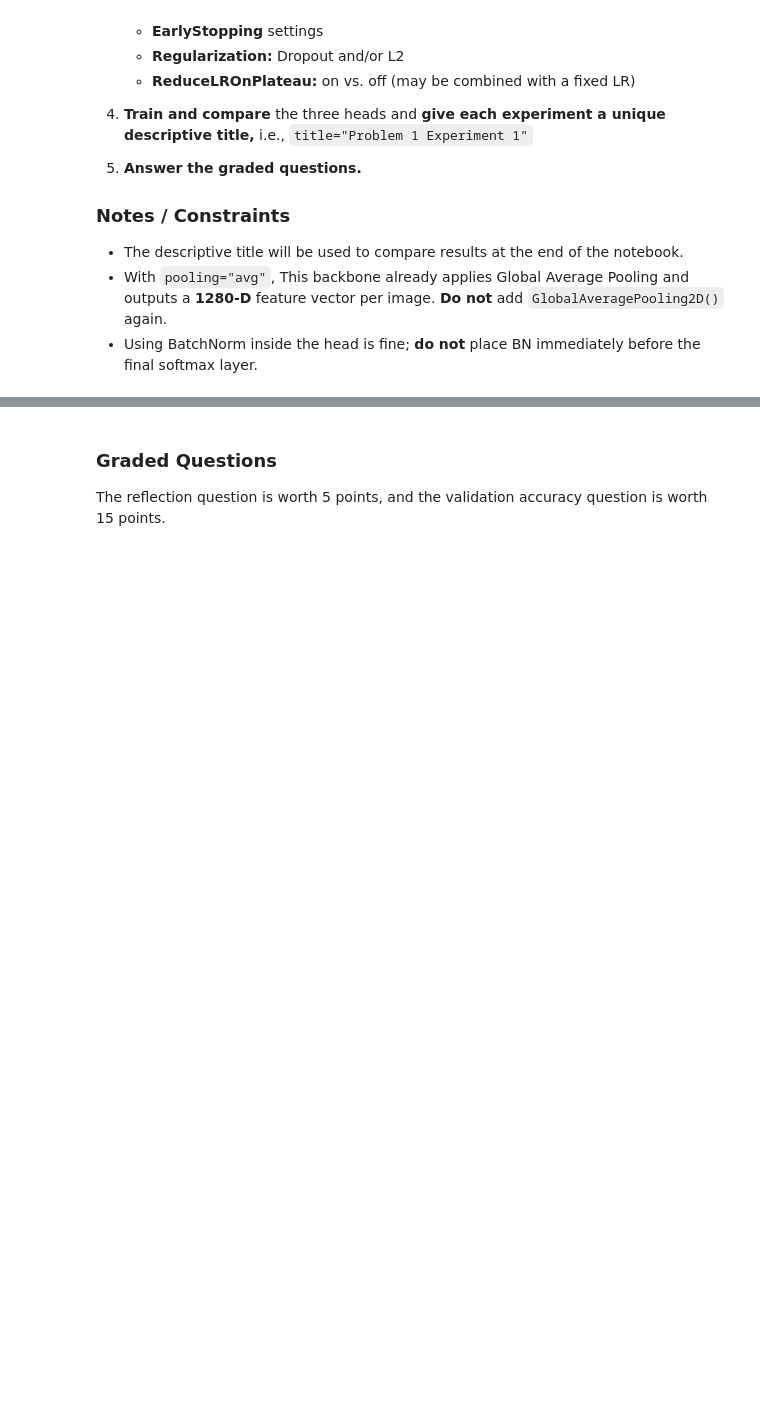
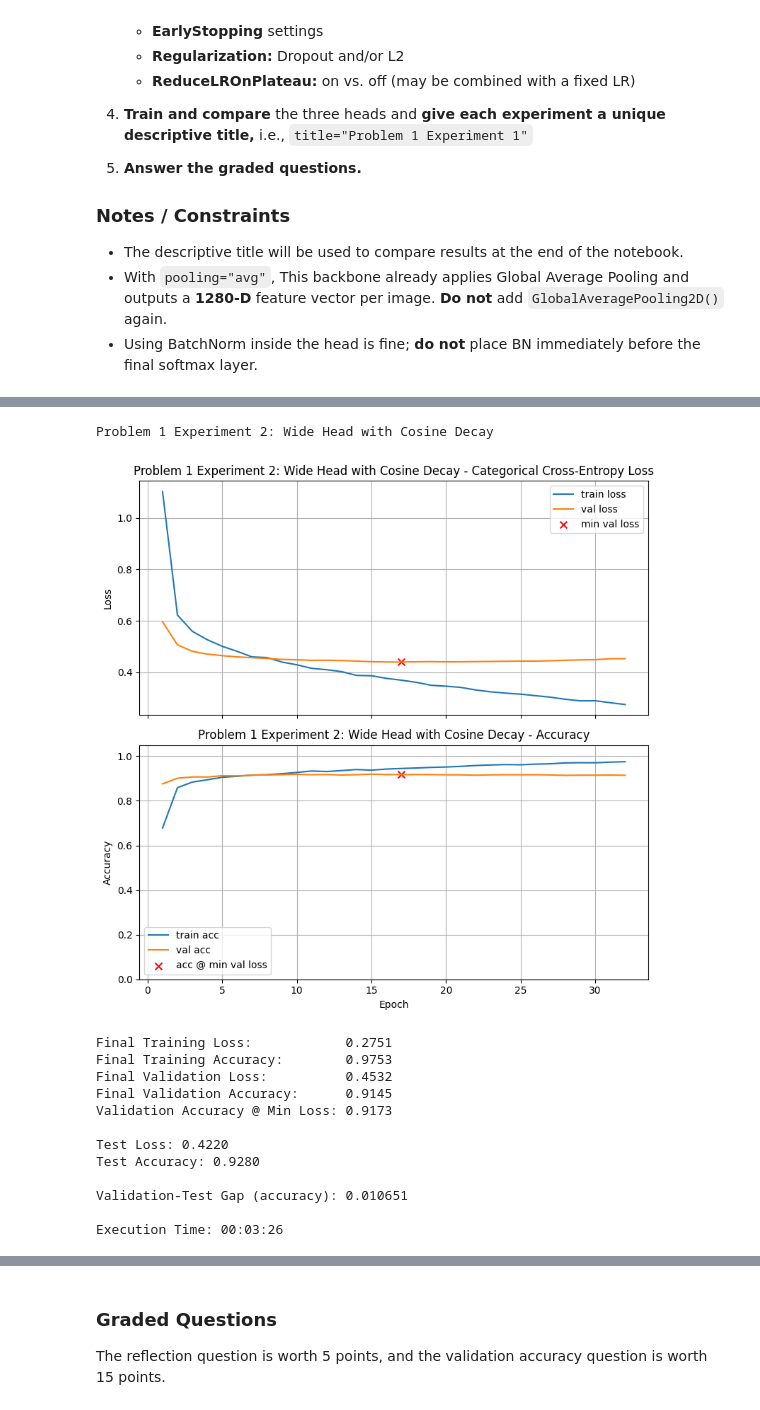
Before and after one commit to aydanmufti/Module-7-Assignments, a Jupyter notebook: Homework_05.ipynb, the cells around one changed output, grey strips where cells are left out. Saved outputs shown, nothing was run; the diff lists cells and outputs as text; code cells hidden in the pictures; blank space fills up the shorter version.

```diff
--- a/Homework_05.ipynb
+++ b/Homework_05.ipynb
@@ -475,0 +560,42 @@ base = make_base_pooled()  # default: trainable=False
+# %%
+# Problem 1 - Experiment 2: Wider shallow head with Cosine Decay
+
+base_model2 = make_base_model_pooled()
+
+model_p1_exp2 = models.Sequential([
+    base_model2,
+    Dense(768, kernel_initializer=he, kernel_regularizer=l2reg),
+    BatchNormalization(),
+    ReLU(),
+    Dropout(0.5),
+    Dense(384, kernel_initializer=he, kernel_regularizer=l2reg),
+    BatchNormalization(),
+    ReLU(),
+    Dropout(0.4),
+    Dense(num_classes, activation='softmax')
+])
+
+train_and_test(
+    model_p1_exp2,
+    lr_schedule=cosine_decay,
+    epochs=100,
+    batch_size=128,
+    patience=15,
+    min_delta=0.0001,
+    title="Problem 1 Experiment 2: Wide Head with Cosine Decay"
+)
+# %% [output]
+Problem 1 Experiment 2: Wide Head with Cosine Decay
+[figure, added]
+Final Training Loss:            0.2751
+Final Training Accuracy:        0.9753
+Final Validation Loss:          0.4532
+Final Validation Accuracy:      0.9145
+Validation Accuracy @ Min Loss: 0.9173
+
+Test Loss: 0.4220
+Test Accuracy: 0.9280
+
+Validation-Test Gap (accuracy): 0.010651
+
+Execution Time: 00:03:26
```
Also changed, not shown: parts of 38 cells of this notebook.
